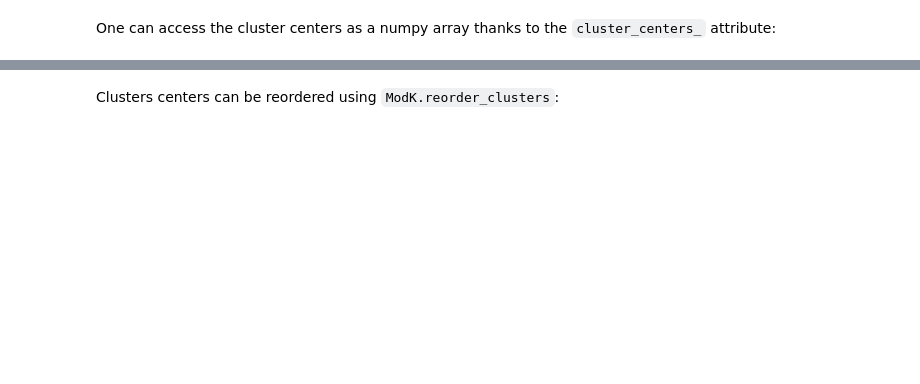
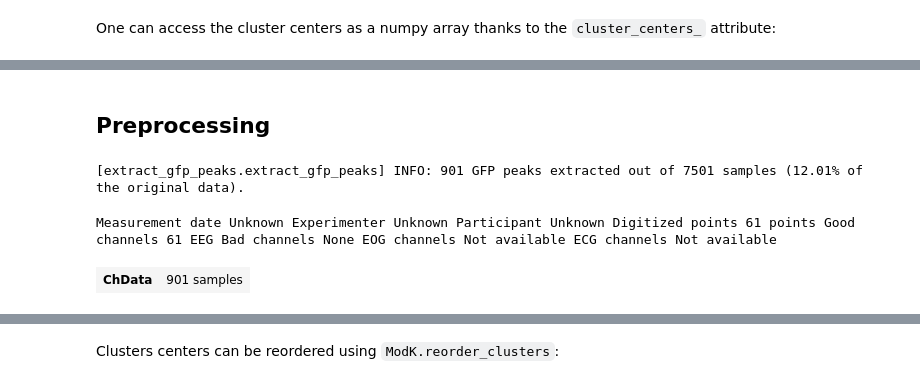
Before and after one commit to vferat/50MS_pycrostates_presentation, a Jupyter notebook: presentation.ipynb, the cells around one changed output, grey strips where cells are left out. Cells and saved outputs as stored; diff of their text form; code cells hidden in the pictures; blank space fills up the shorter version.

```diff
--- a/presentation.ipynb
+++ b/presentation.ipynb
@@ -53,0 +96,10 @@ ModK.cluster_centers_
+# %% [markdown]
+## Preprocessing
+# %%
+from pycrostates.preprocessing import extract_gfp_peaks
+gfp_data = extract_gfp_peaks(raw, min_peak_distance=3)
+gfp_data
+# %% [output]
+[extract_gfp_peaks.extract_gfp_peaks] INFO: 901 GFP peaks extracted out of 7501 samples (12.01% of the original data).
+Measurement date Unknown Experimenter Unknown Participant Unknown Digitized points 61 points Good channels 61 EEG Bad channels None EOG channels Not available ECG channels Not available
+| ChData | 901 samples |
```
Also changed, not shown: parts of 15 cells of this notebook.
